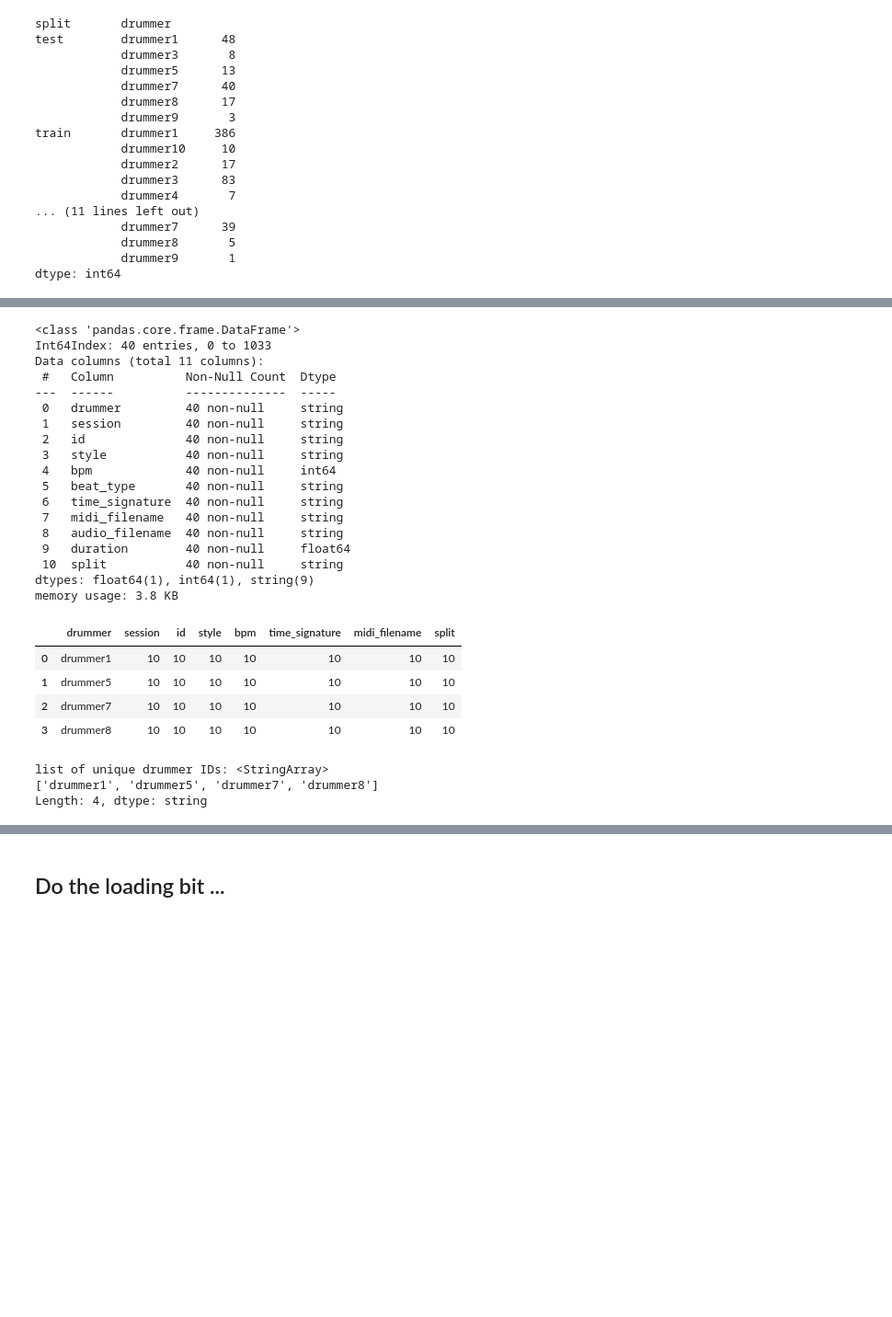
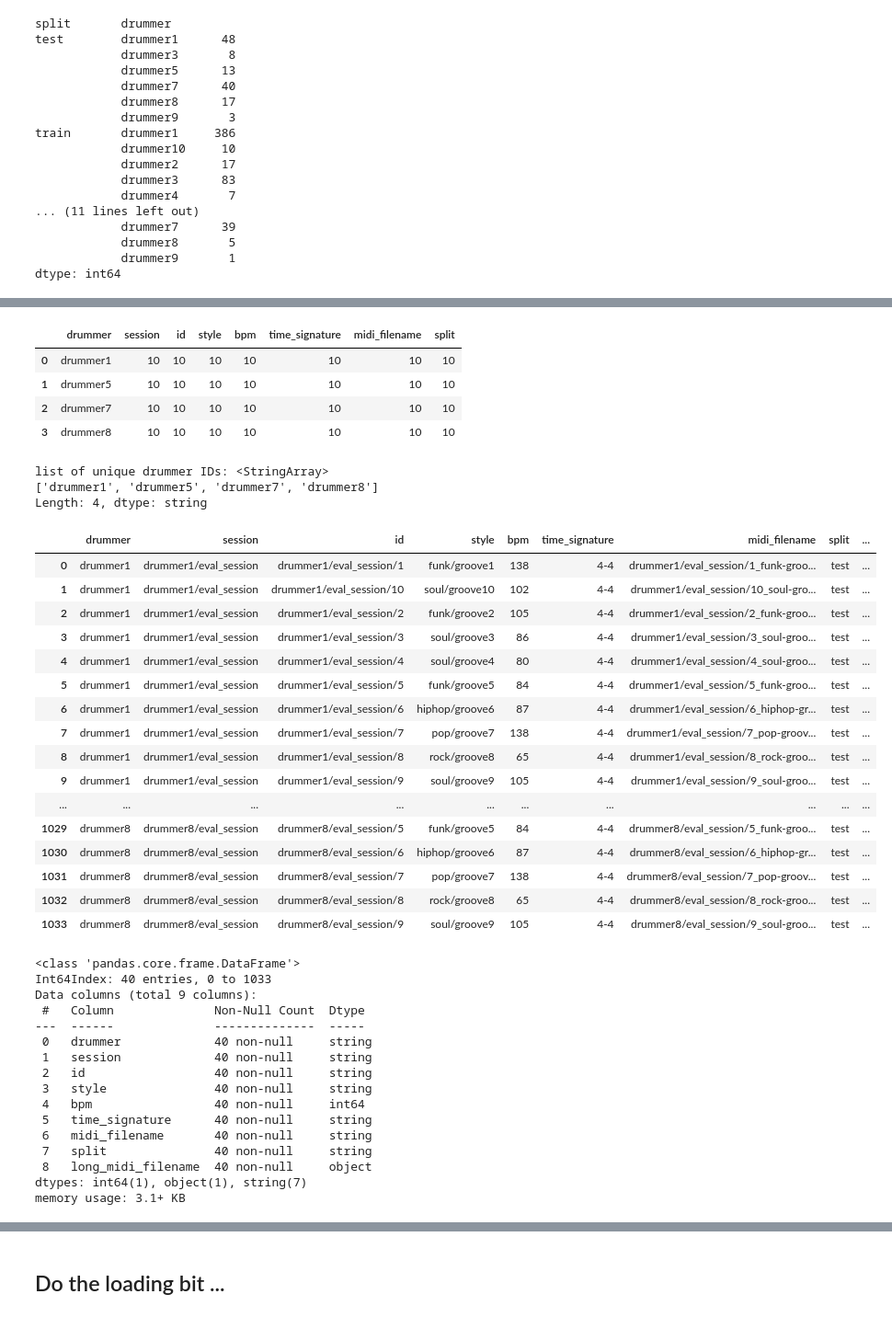
Before and after one commit to curtiscu/LYIT, a Jupyter notebook: BulkVisualisations_1.ipynb, the cells around one changed output, grey strips where cells are left out. Shown at 92% size. Drawn from its saved outputs; the diff is of its cells as text; code cells hidden in the pictures; blank space fills up the shorter version.

```diff
--- a/BulkVisualisations_1.ipynb
+++ b/BulkVisualisations_1.ipynb
@@ -152,41 +178,56 @@ dtype: int64
 # %%
-
-# pull out the data for just 'eval_session' ..
-eval_df = meta_df[meta_df['session'].str.contains('eval_session')].copy()
-eval_df.info()
-
 eval_df.drop(columns=['audio_filename', 'duration', 'beat_type'], inplace=True)
 
 eval_df.groupby('drummer', as_index=False).count()
 print('list of unique drummer IDs: {}'.format(eval_df['drummer'].unique()))
 # %% [output]
+|  | drummer | session | id | style | bpm | time_signature | midi_filename | split |
+| 0 | drummer1 | 10 | 10 | 10 | 10 | 10 | 10 | 10 |
+| 1 | drummer5 | 10 | 10 | 10 | 10 | 10 | 10 | 10 |
+| 2 | drummer7 | 10 | 10 | 10 | 10 | 10 | 10 | 10 |
+| 3 | drummer8 | 10 | 10 | 10 | 10 | 10 | 10 | 10 |
-<class 'pandas.core.frame.DataFrame'>
-Int64Index: 40 entries, 0 to 1033
-Data columns (total 11 columns):
- #   Column          Non-Null Count  Dtype
----  ------          --------------  -----
- 0   drummer         40 non-null     string
- 1   session         40 non-null     string
- 2   id              40 non-null     string
- 3   style           40 non-null     string
- 4   bpm             40 non-null     int64
- 5   beat_type       40 non-null     string
- 6   time_signature  40 non-null     string
- 7   midi_filename   40 non-null     string
- 8   audio_filename  40 non-null     string
- 9   duration        40 non-null     float64
- 10  split           40 non-null     string
-dtypes: float64(1), int64(1), string(9)
-memory usage: 3.8 KB
+list of unique drummer IDs: <StringArray>
+['drummer1', 'drummer5', 'drummer7', 'drummer8']
+Length: 4, dtype: string
-|  | drummer | session | id | style | bpm | time_signature | midi_filename | split |
-| 0 | drummer1 | 10 | 10 | 10 | 10 | 10 | 10 | 10 |
-| 1 | drummer5 | 10 | 10 | 10 | 10 | 10 | 10 | 10 |
-| 2 | drummer7 | 10 | 10 | 10 | 10 | 10 | 10 | 10 |
-| 3 | drummer8 | 10 | 10 | 10 | 10 | 10 | 10 | 10 |
-list of unique drummer IDs: <StringArray>
-['drummer1', 'drummer5', 'drummer7', 'drummer8']
-Length: 4, dtype: string
 # %%
 file_prefix = '/content/drive/My Drive/groove-v1.0.0-midionly/groove/'
 
 eval_df['long_midi_filename'] = eval_df['midi_filename'].apply(lambda x: "{}{}".format(file_prefix, x))
+
+# eval_df.head(3)
+display(eval_df)
+eval_df.info()
+# %% [output]
+|  | drummer | session | id | style | bpm | time_signature | midi_filename | split | ... |
+| 0 | drummer1 | drummer1/eval_session | drummer1/eval_session/1 | funk/groove1 | 138 | 4-4 | drummer1/eval_session/1_funk-groo... | test | ... |
+| 1 | drummer1 | drummer1/eval_session | drummer1/eval_session/10 | soul/groove10 | 102 | 4-4 | drummer1/eval_session/10_soul-gro... | test | ... |
+| 2 | drummer1 | drummer1/eval_session | drummer1/eval_session/2 | funk/groove2 | 105 | 4-4 | drummer1/eval_session/2_funk-groo... | test | ... |
+| 3 | drummer1 | drummer1/eval_session | drummer1/eval_session/3 | soul/groove3 | 86 | 4-4 | drummer1/eval_session/3_soul-groo... | test | ... |
+| 4 | drummer1 | drummer1/eval_session | drummer1/eval_session/4 | soul/groove4 | 80 | 4-4 | drummer1/eval_session/4_soul-groo... | test | ... |
+| 5 | drummer1 | drummer1/eval_session | drummer1/eval_session/5 | funk/groove5 | 84 | 4-4 | drummer1/eval_session/5_funk-groo... | test | ... |
+| 6 | drummer1 | drummer1/eval_session | drummer1/eval_session/6 | hiphop/groove6 | 87 | 4-4 | drummer1/eval_session/6_hiphop-gr... | test | ... |
+| 7 | drummer1 | drummer1/eval_session | drummer1/eval_session/7 | pop/groove7 | 138 | 4-4 | drummer1/eval_session/7_pop-groov... | test | ... |
+| 8 | drummer1 | drummer1/eval_session | drummer1/eval_session/8 | rock/groove8 | 65 | 4-4 | drummer1/eval_session/8_rock-groo... | test | ... |
+| 9 | drummer1 | drummer1/eval_session | drummer1/eval_session/9 | soul/groove9 | 105 | 4-4 | drummer1/eval_session/9_soul-groo... | test | ... |
+| ... | ... | ... | ... | ... | ... | ... | ... | ... | ... |
+| 1029 | drummer8 | drummer8/eval_session | drummer8/eval_session/5 | funk/groove5 | 84 | 4-4 | drummer8/eval_session/5_funk-groo... | test | ... |
+| 1030 | drummer8 | drummer8/eval_session | drummer8/eval_session/6 | hiphop/groove6 | 87 | 4-4 | drummer8/eval_session/6_hiphop-gr... | test | ... |
+| 1031 | drummer8 | drummer8/eval_session | drummer8/eval_session/7 | pop/groove7 | 138 | 4-4 | drummer8/eval_session/7_pop-groov... | test | ... |
+| 1032 | drummer8 | drummer8/eval_session | drummer8/eval_session/8 | rock/groove8 | 65 | 4-4 | drummer8/eval_session/8_rock-groo... | test | ... |
+| 1033 | drummer8 | drummer8/eval_session | drummer8/eval_session/9 | soul/groove9 | 105 | 4-4 | drummer8/eval_session/9_soul-groo... | test | ... |
+<class 'pandas.core.frame.DataFrame'>
+Int64Index: 40 entries, 0 to 1033
+Data columns (total 9 columns):
+ #   Column              Non-Null Count  Dtype
+---  ------              --------------  -----
+ 0   drummer             40 non-null     string
+ 1   session             40 non-null     string
+ 2   id                  40 non-null     string
+ 3   style               40 non-null     string
+ 4   bpm                 40 non-null     int64
+ 5   time_signature      40 non-null     string
+ 6   midi_filename       40 non-null     string
+ 7   split               40 non-null     string
+ 8   long_midi_filename  40 non-null     object
+dtypes: int64(1), object(1), string(7)
+memory usage: 3.1+ KB
```
Also changed, not shown: parts of 22 cells of this notebook.
